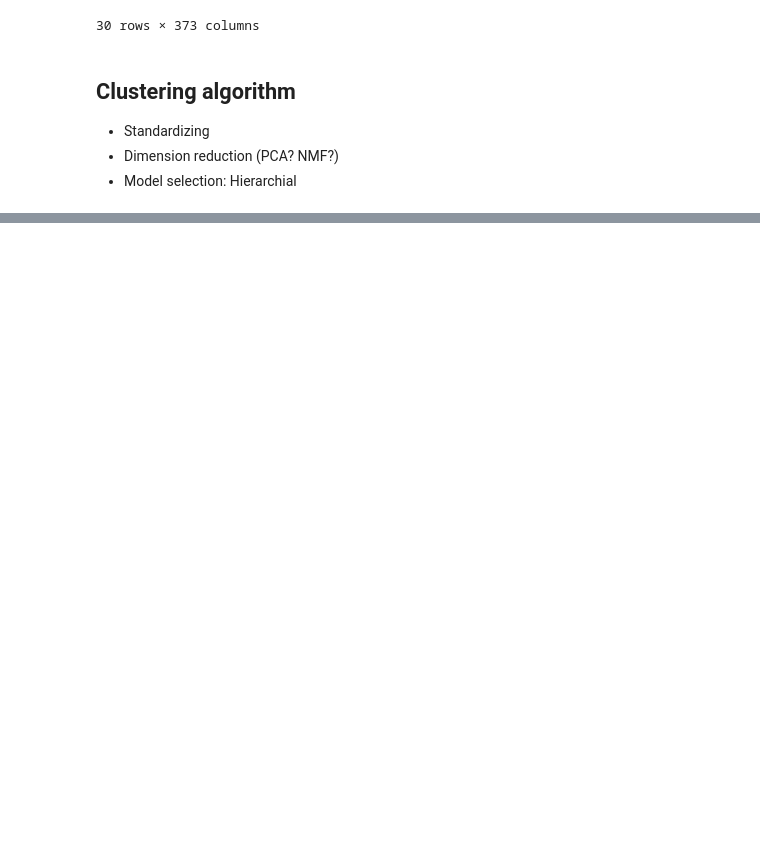
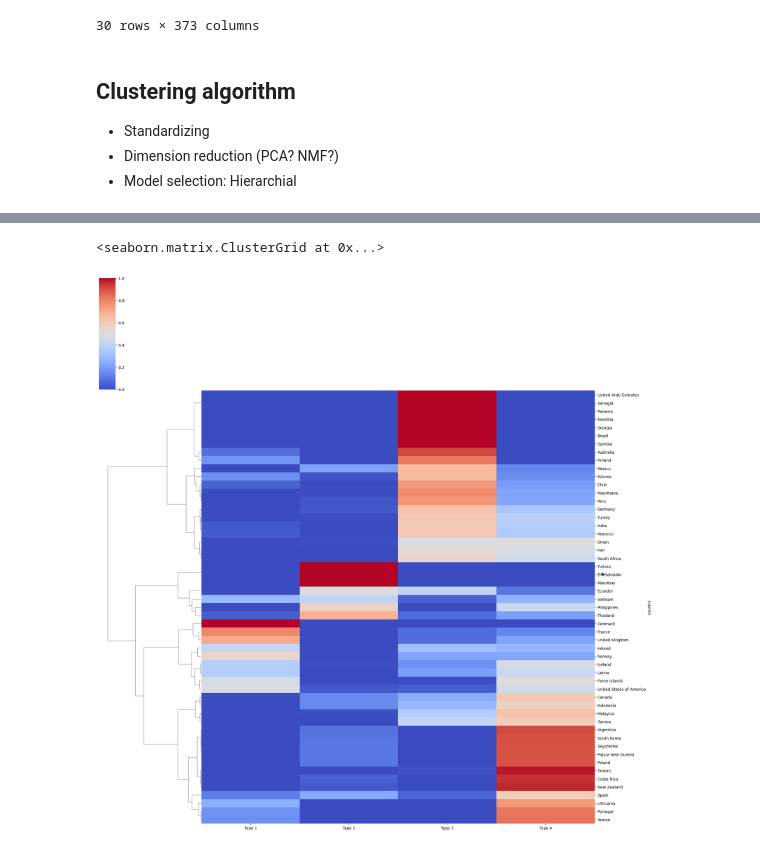
Before and after one commit to SeaAroundUs/end-use-clustering, a Jupyter notebook: src/EC_workbook.ipynb, the cells around one changed output, grey strips where cells are left out. Cells and saved outputs as stored; diff of their text form; code cells hidden in the pictures; blank space fills up the shorter version.

```diff
--- a/src/EC_workbook.ipynb
+++ b/src/EC_workbook.ipynb
@@ -236,0 +272,9 @@ bars
+# %%
+cleaned_w = W_df.dropna()
+# %%
+import seaborn as sns
+
+sns.clustermap(cleaned_w, method='ward', cmap='coolwarm', figsize=(20,20), cbar_pos= (0, 0.8, .03, .2), row_cluster=True, col_cluster=False)
+# %% [output]
+<seaborn.matrix.ClusterGrid at 0x...>
+[figure, added]
```
Also changed, not shown: parts of 13 cells of this notebook, 2 other files.
